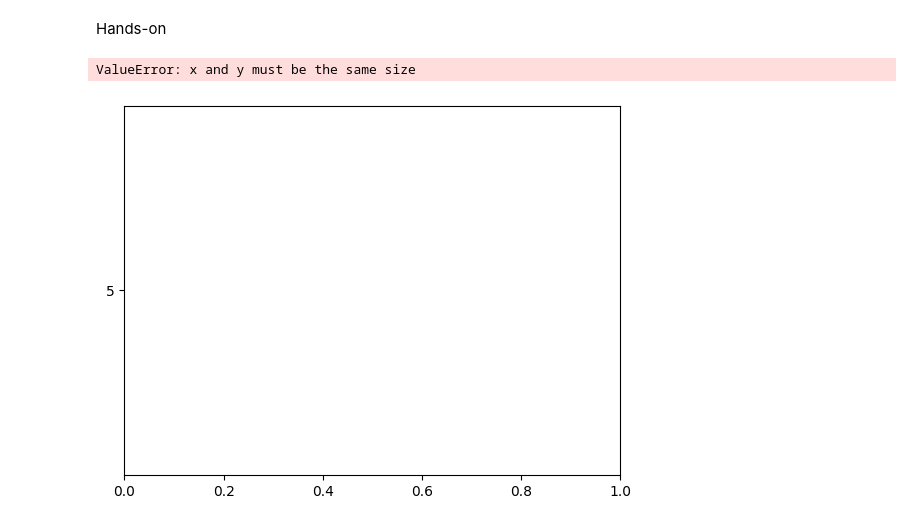
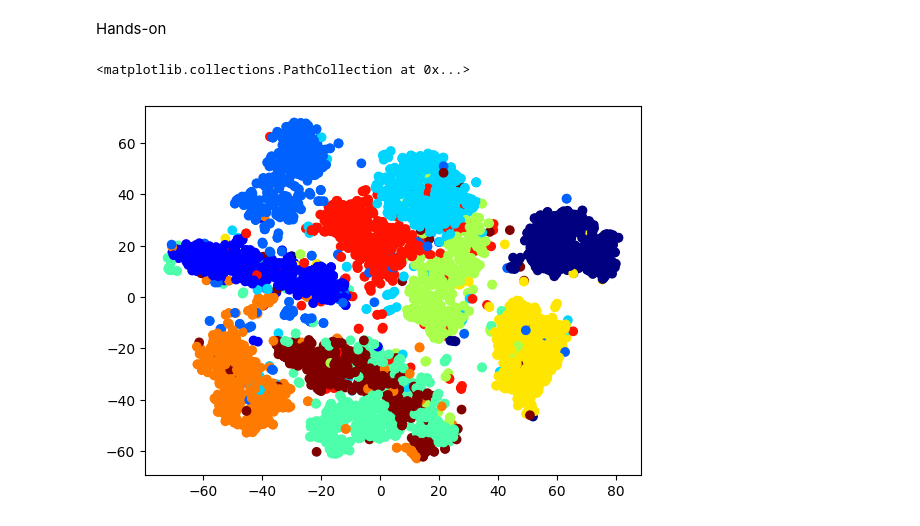
Before and after one commit to atakishiyevamalak/MachineLearningProjects, a Jupyter notebook: Dimensionality_Reduction.ipynb, the cells around one changed output. Saved outputs shown, nothing was run; the diff lists cells and outputs as text; code cells hidden in the pictures.

```diff
--- a/Dimensionality_Reduction.ipynb
+++ b/Dimensionality_Reduction.ipynb
@@ -261,9 +261,9 @@ tsne = TSNE(n_components=2)
 
 result = tsne.fit_transform(X_train[:5000])
 # %%
-plt.scatter(result, y_train[:5000])
+plt.scatter(result[:,0],result[:,1],c=list(map(lambda x: int(x), y_train[:5000])),cmap = 'jet')
 # %% [output]
-ValueError: x and y must be the same size
+<matplotlib.collections.PathCollection at 0x...>
-[figure, old version]
+[figure, new version]
 # %%
 result.shape
```
Also changed, not shown: parts of 3 cells of this notebook.
